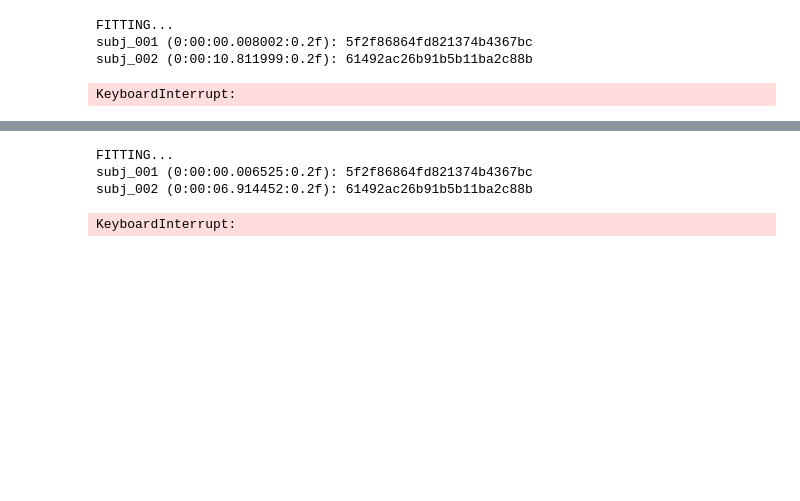
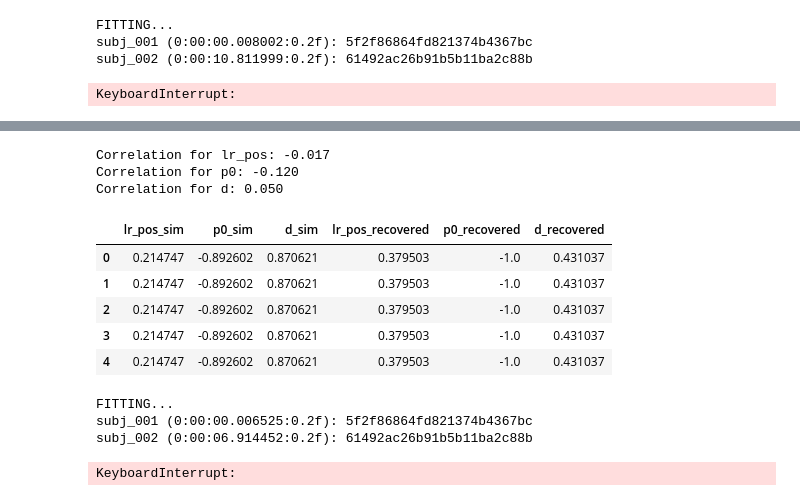
Before and after one commit to thandre6000/IPTSocialLearning, a Jupyter notebook: Modeling.ipynb, the cells around one changed output, grey strips where cells are left out. Cells and saved outputs as stored; diff of their text form; code cells hidden in the pictures; blank space fills up the shorter version.

```diff
--- a/Modeling.ipynb
+++ b/Modeling.ipynb
@@ -605,0 +732,2 @@ def sigmoid(x,a,b,c):
+# %%
+params['PID'] = outcomes['PID'].drop_duplicates().values
@@ -606,3 +987,8 @@ def sigmoid(x,a,b,c):
+# %%
+sims = simulate_choices_from_param_samples(params, outcomes, model='LR')
+sims.to_csv('simulated_choices.csv', index=False)
+sims
+outcomes
 # %%
 
 def add_switch_phase(group):
@@ -1123,3 +1521,60 @@ DONE
+# %%
+import pandas as pd
+
+# Read in the PrePost_TRUST.csv file and rename PROLIFIC_PID to PID
+prepost_df = pd.read_csv(r"C:\Users\mnand\Desktop\SNE Data Analysis\notebooks\PrePost_TRUST.csv")
+if 'PROLIFIC_PID' in prepost_df.columns:
+    prepost_df = prepost_df.rename(columns={'PROLIFIC_PID': 'PID'})
+
+# Rename parameter columns in prepost_df to match sims
+prepost_df = prepost_df.rename(columns={
+    'subjLR_3prm': 'lr_pos',
+    'subjp0_3prm': 'p0',
+    'subjD_3prm': 'd'
+})
+
+# Ensure PID is present and unique in both DataFrames
+if 'PID' not in sims.columns:
+    raise ValueError("sims DataFrame must have a 'PID' column.")
+if 'PID' not in prepost_df.columns:
+    raise ValueError("PrePost_TRUST.csv must have a 'PID' column.")
+
+# Merge on PID (inner join to keep only matching PIDs)
+merged = pd.merge(sims, prepost_df, on='PID', suffixes=('_sim', '_recovered'))
+# Invert the sims parameters
+if 'p0_sim' in merged.columns:
+    merged['p0_sim'] = merged['p0_sim'] * -1
+if 'lr_pos_sim' in merged.columns:
+    merged['lr_pos_sim'] = 1 - merged['lr_pos_sim']
+if 'd_sim' in merged.columns:
+    merged['d_sim'] = 1 - merged['d_sim']
+
+# List parameter columns to compare
+param_cols = ['lr_pos', 'p0', 'd']
+
+# Calculate and print correlations for each parameter
+for col in param_cols:
+    sim_col = f"{col}_sim"
+    prepost_col = f"{col}_recovered"
+    if sim_col in merged.columns and prepost_col in merged.columns:
+        corr = merged[sim_col].corr(merged[prepost_col])
+        print(f"Correlation for {col}: {corr:.3f}")
+
+# Optionally, show a summary DataFrame
+merged[[f"{col}_sim" for col in param_cols if f"{col}_sim" in merged.columns] +
+       [f"{col}_recovered" for col in param_cols if f"{col}_recovered" in merged.columns]].head()
+
+merged
+# %% [output]
+Correlation for lr_pos: -0.017
+Correlation for p0: -0.120
+Correlation for d: 0.050
+|  | lr_pos_sim | p0_sim | d_sim | lr_pos_recovered | p0_recovered | d_recovered |
+| 0 | 0.214747 | -0.892602 | 0.870621 | 0.379503 | -1.0 | 0.431037 |
+| 1 | 0.214747 | -0.892602 | 0.870621 | 0.379503 | -1.0 | 0.431037 |
+| 2 | 0.214747 | -0.892602 | 0.870621 | 0.379503 | -1.0 | 0.431037 |
+| 3 | 0.214747 | -0.892602 | 0.870621 | 0.379503 | -1.0 | 0.431037 |
+| 4 | 0.214747 | -0.892602 | 0.870621 | 0.379503 | -1.0 | 0.431037 |
 # %%
 rwlrnEstArr=data['rwlrnEstArr']
 rwlrnOCArr=data['rwlrnOCArr']
```
Also changed, not shown: parts of 28 cells of this notebook, 27 other files.
